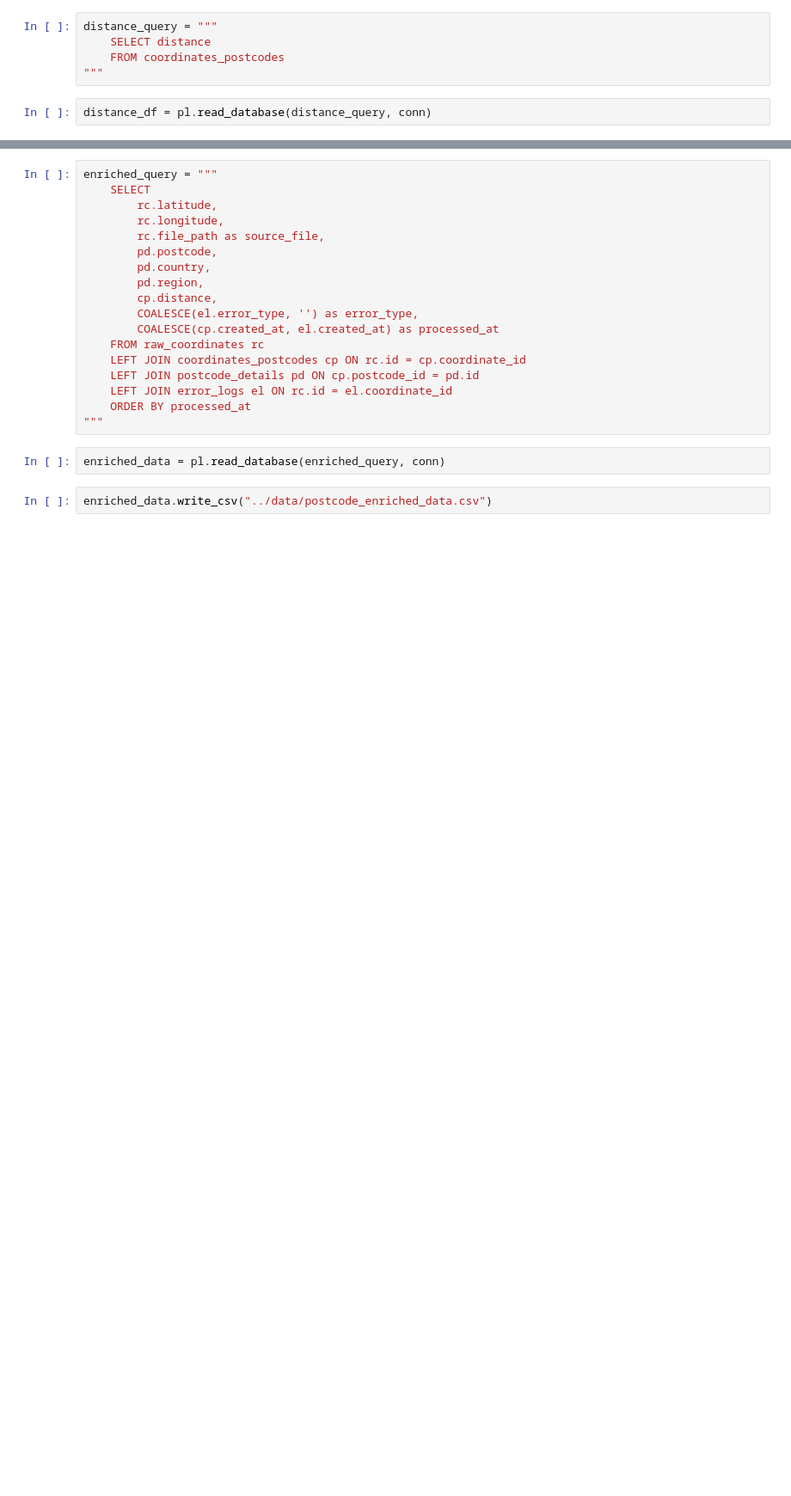
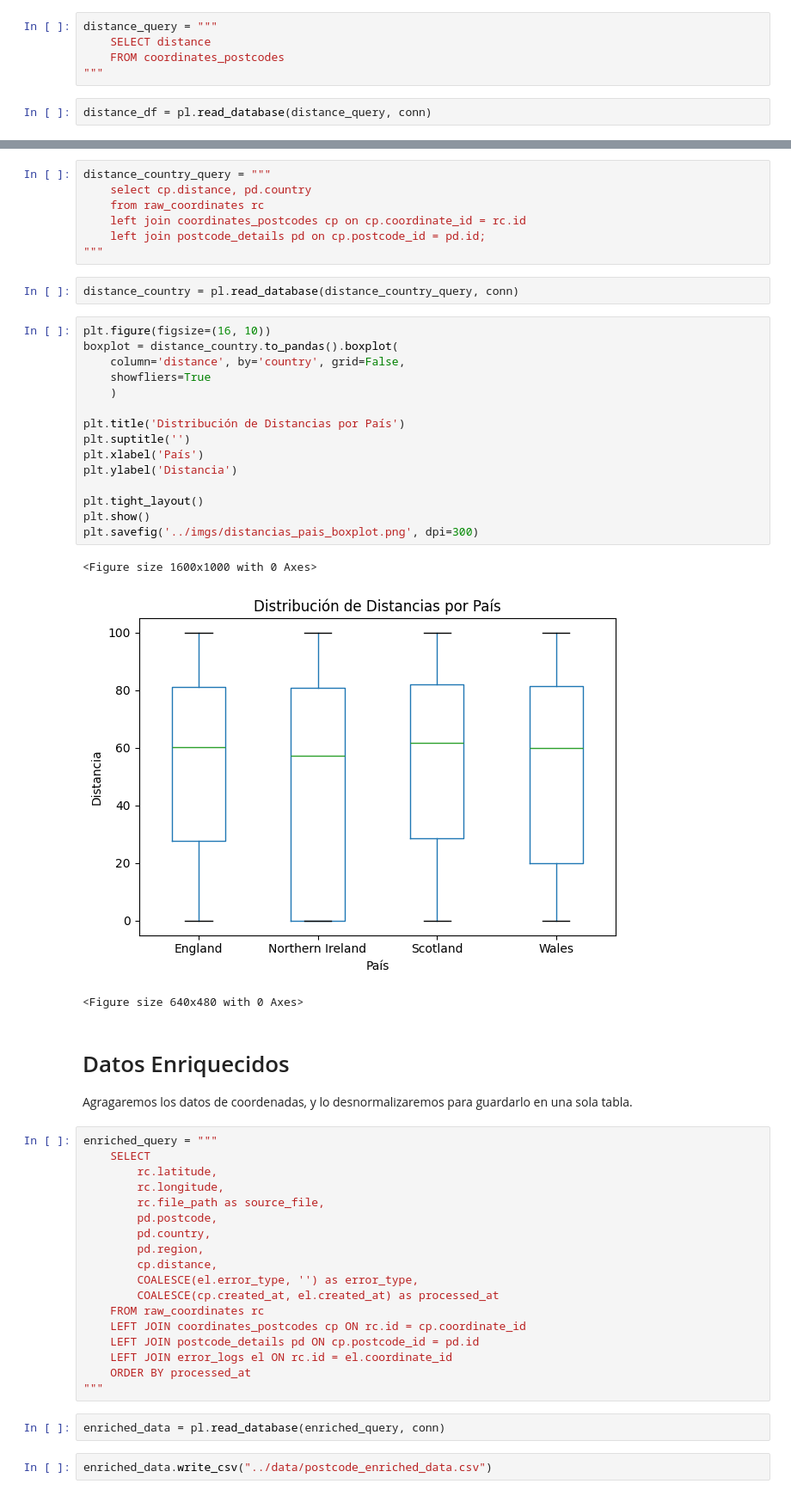
Before and after one commit to luisferico/prueba-de, a Jupyter notebook: notebooks/eda_postcodes.ipynb, the cells around one changed output, grey strips where cells are left out. Shown at 86% size. Drawn from its saved outputs; the diff is of its cells as text; blank space fills up the shorter version.

```diff
--- a/notebooks/eda_postcodes.ipynb
+++ b/notebooks/eda_postcodes.ipynb
@@ -201,3 +277,35 @@ plt.show()
+# %%
+distance_country_query = """
+    select cp.distance, pd.country
+    from raw_coordinates rc
+    left join coordinates_postcodes cp on cp.coordinate_id = rc.id
+    left join postcode_details pd on cp.postcode_id = pd.id;
+"""
+# %%
+distance_country = pl.read_database(distance_country_query, conn)
+# %%
+plt.figure(figsize=(16, 10))
+boxplot = distance_country.to_pandas().boxplot(
+    column='distance', by='country', grid=False,
+    showfliers=True
+    )
+
+plt.title('Distribución de Distancias por País')
+plt.suptitle('')
+plt.xlabel('País')
+plt.ylabel('Distancia')
+
+plt.tight_layout()
+plt.show()
+plt.savefig('../imgs/distancias_pais_boxplot.png', dpi=300)
+# %% [output]
+<Figure size 1600x1000 with 0 Axes>
+[figure, added]
+<Figure size 640x480 with 0 Axes>
+# %% [markdown]
+# Datos Enriquecidos
+
+Agragaremos los datos de coordenadas, y lo desnormalizaremos para guardarlo en una sola tabla.
 # %%
 enriched_query = """
     SELECT
```
Also changed, not shown: parts of 31 cells of this notebook, 5 other files.
